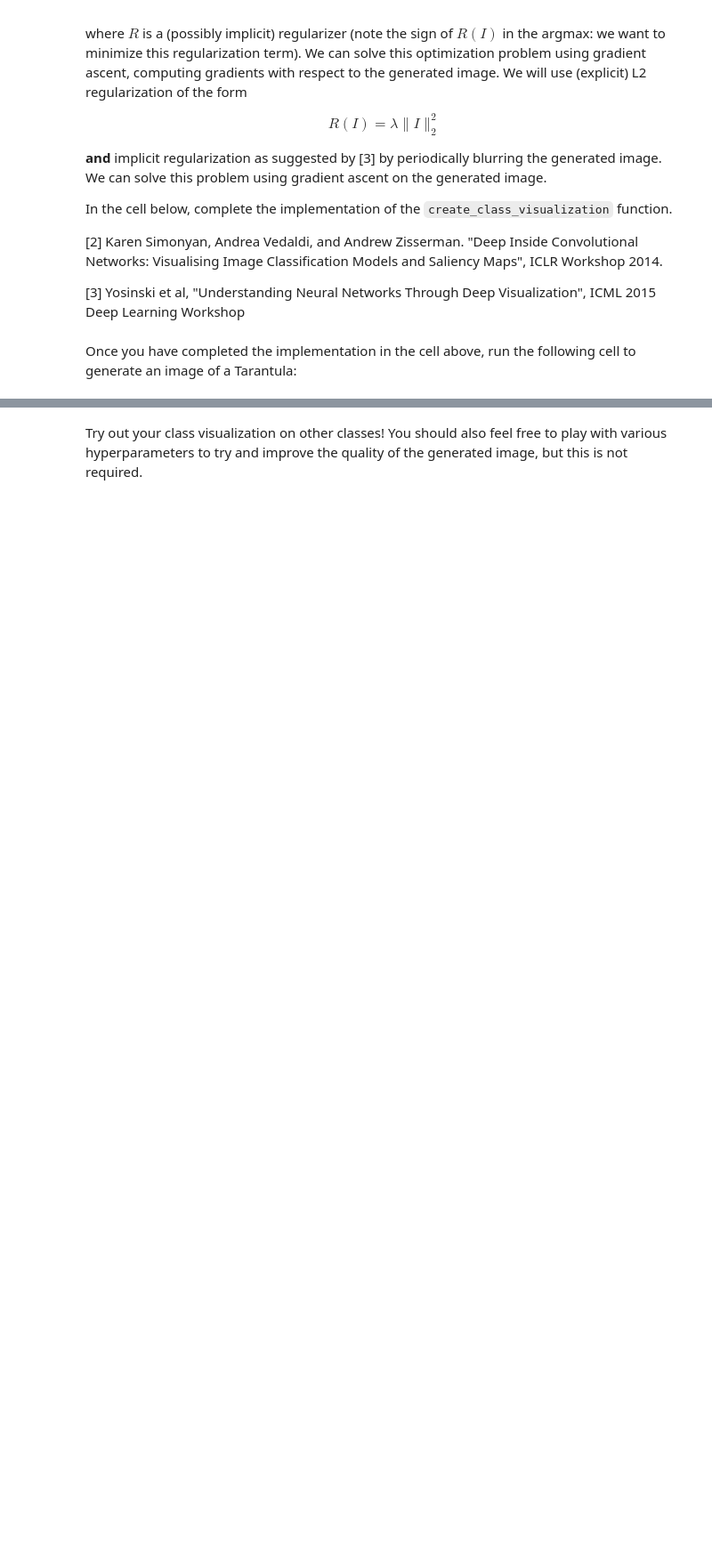
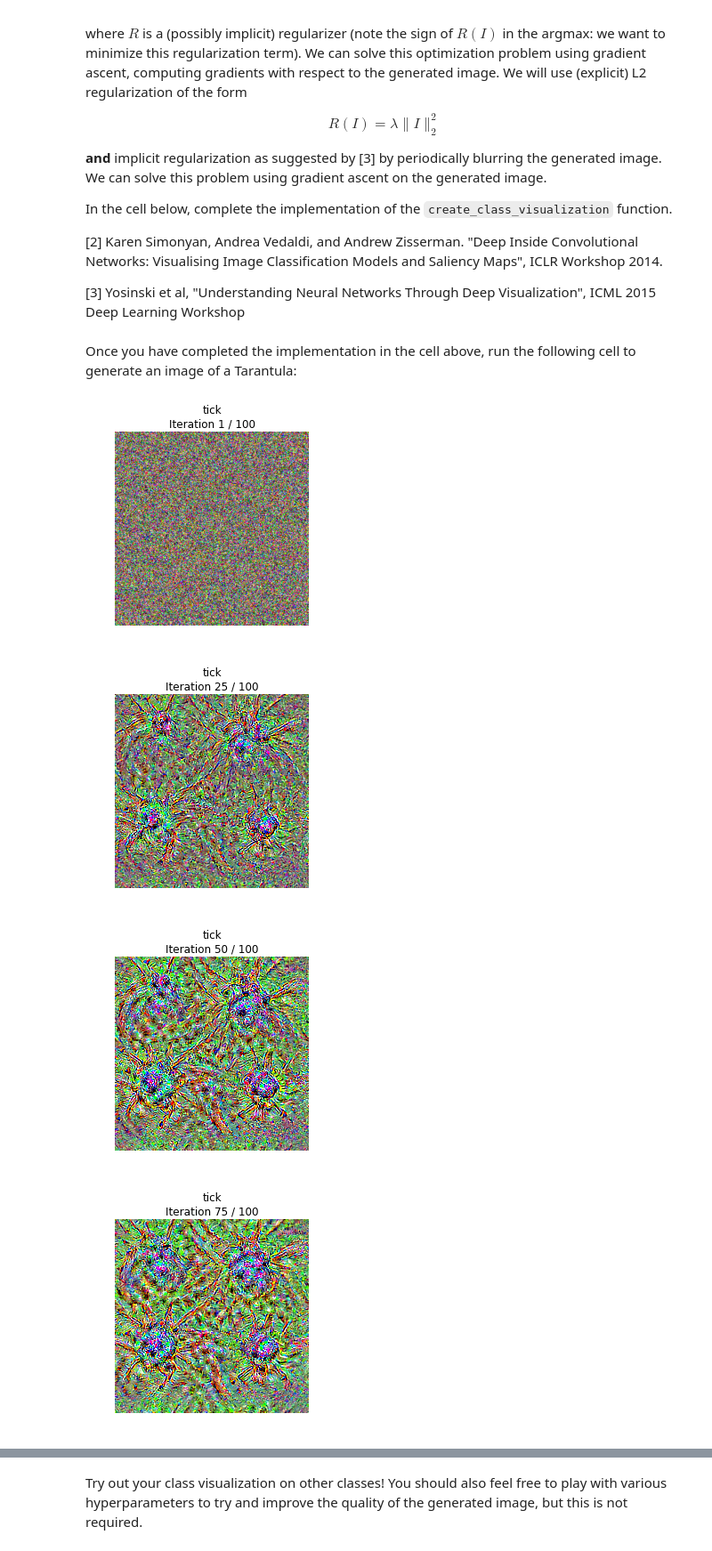
Before and after one commit to clmartinez151/CS231Assignments, a Jupyter notebook: assignment3/NetworkVisualization-PyTorch.ipynb, the cells around one changed output, grey strips where cells are left out. Shown at 89% size. Cells and saved outputs as stored; diff of their text form; code cells hidden in the pictures; blank space fills up the shorter version.

```diff
--- a/assignment3/NetworkVisualization-PyTorch.ipynb
+++ b/assignment3/NetworkVisualization-PyTorch.ipynb
@@ -412,7 +423,15 @@ def create_class_visualization(target_y, model, dtype, **kwargs):
         # L2 regularization term!                                              #
         # Be very careful about the signs of elements in your code.            #
         ########################################################################
-        pass
+        score = model(img_var) - l2_reg
+
+        target_y_var = Variable(torch.cuda.LongTensor([target_y]))
+        target_score = torch.gather(score, 1, target_y_var.view(-1, 1)).squeeze()
+
+        target_score.backward()
+
+        img_var.data += learning_rate * img_var.grad.data
+        img_var.grad.data.zero_()
         ########################################################################
         #                             END OF YOUR CODE                         #
         ########################################################################
@@ -441,14 +460,19 @@ def create_class_visualization(target_y, model, dtype, **kwargs):
 # %% [markdown]
 Once you have completed the implementation in the cell above, run the following cell to generate an image of a Tarantula:
 # %%
-dtype = torch.FloatTensor
-# dtype = torch.cuda.FloatTensor # Uncomment this to use GPU
+#dtype = torch.FloatTensor
+dtype = torch.cuda.FloatTensor # Uncomment this to use GPU
 model.type(dtype)
 
-target_y = 76 # Tarantula
-# target_y = 78 # Tick
+# target_y = 76 # Tarantula
+target_y = 78 # Tick
 # target_y = 187 # Yorkshire Terrier
 # target_y = 683 # Oboe
 # target_y = 366 # Gorilla
 # target_y = 604 # Hourglass
 out = create_class_visualization(target_y, model, dtype)
+# %% [output]
+[figure, added]
+[figure, added]
+[figure, added]
+[figure, added]
```
Also changed, not shown: parts of 5 cells of this notebook, 3 other files.
